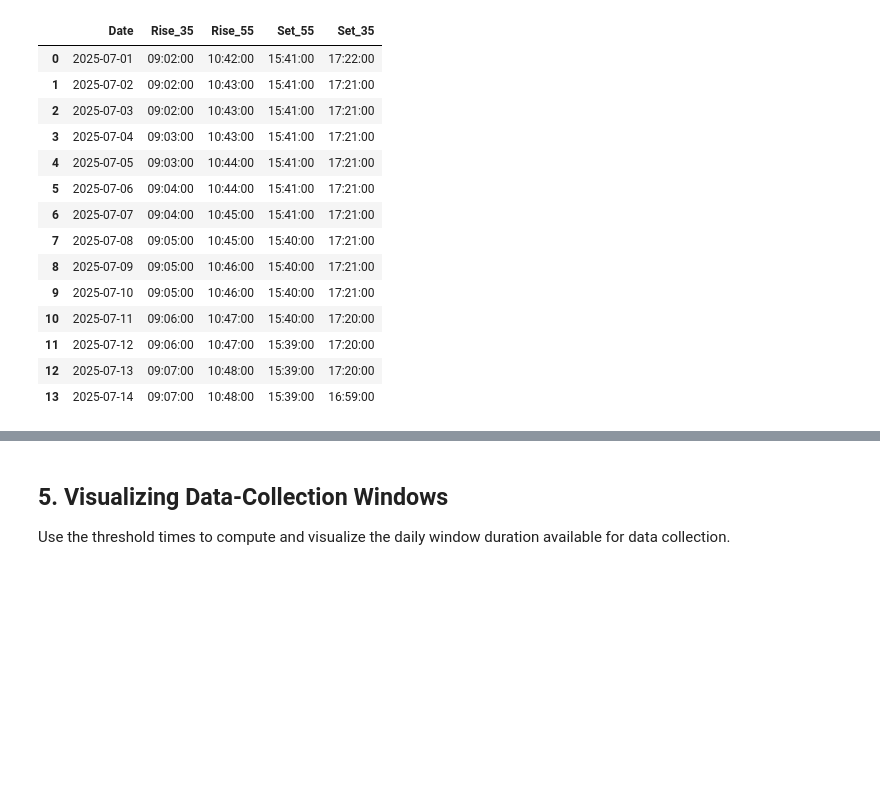
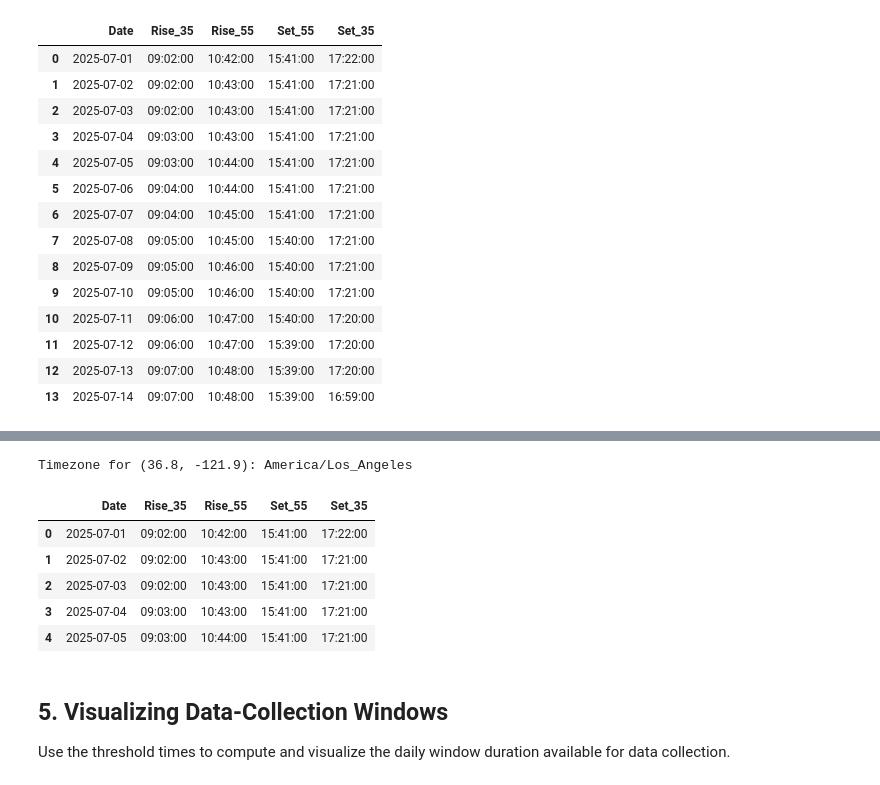
Before and after one commit to ryanpavlick/hyplan, a Jupyter notebook: notebooks/solar_planning.ipynb, the cells around one changed output, grey strips where cells are left out. Cells and saved outputs as stored; diff of their text form; code cells hidden in the pictures; blank space fills up the shorter version.

```diff
--- a/notebooks/solar_planning.ipynb
+++ b/notebooks/solar_planning.ipynb
@@ -156,3 +159,29 @@ Daily solar threshold crossing times (local time):
+# %%
+from hyplan.geometry import get_timezone
+
+# Look up the IANA timezone for the Monterey site (works for any lat/lon)
+tz_name = get_timezone(lat, lon)
+print(f"Timezone for ({lat}, {lon}): {tz_name}")
+
+# Re-run the threshold-times query using the IANA zone instead of -7.
+# The result is identical here (we're outside DST transitions) but the
+# call is portable across sites and DST-correct year-round.
+df_thresholds_iana = solar_threshold_times(
+    lat, lon,
+    start_date="2025-07-01",
+    end_date="2025-07-14",
+    thresholds=[35, 55],
+    timezone=tz_name,
+)
+df_thresholds_iana.head()
+# %% [output]
+Timezone for (36.8, -121.9): America/Los_Angeles
+|  | Date | Rise_35 | Rise_55 | Set_55 | Set_35 |
+| 0 | 2025-07-01 | 09:02:00 | 10:42:00 | 15:41:00 | 17:22:00 |
+| 1 | 2025-07-02 | 09:02:00 | 10:43:00 | 15:41:00 | 17:21:00 |
+| 2 | 2025-07-03 | 09:02:00 | 10:43:00 | 15:41:00 | 17:21:00 |
+| 3 | 2025-07-04 | 09:03:00 | 10:43:00 | 15:41:00 | 17:21:00 |
+| 4 | 2025-07-05 | 09:03:00 | 10:44:00 | 15:41:00 | 17:21:00 |
 # %% [markdown]
 ## 5. Visualizing Data-Collection Windows
 
```
Also changed, not shown: parts of 2 cells of this notebook, 8 other files.
